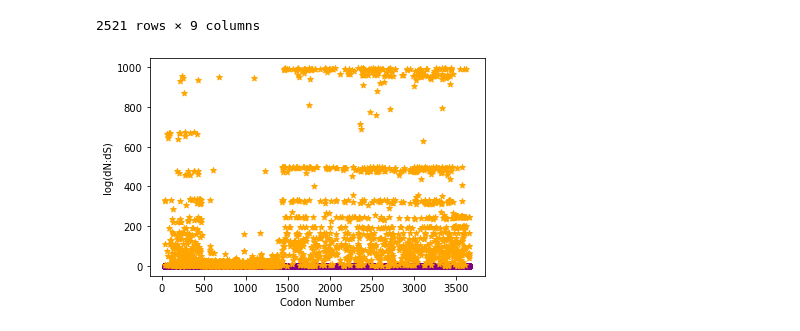
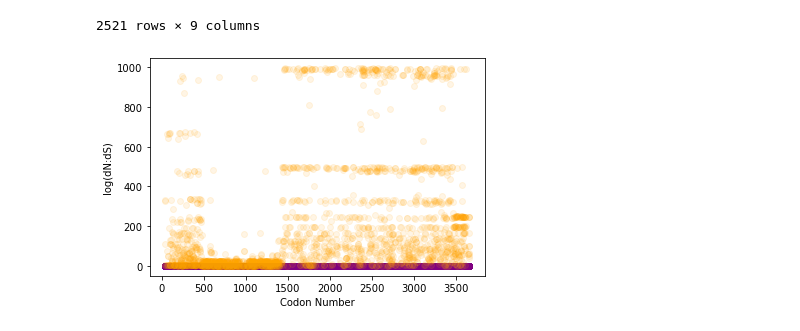
Before and after one commit to vmorri12/qbb2020-answers, a Jupyter notebook: quantbio/week4/week4-homework.ipynb, the cells around one changed output. Saved outputs shown, nothing was run; the diff lists cells and outputs as text; code cells hidden in the pictures.

```diff
--- a/quantbio/week4/week4-homework.ipynb
+++ b/quantbio/week4/week4-homework.ipynb
@@ -226,11 +227,11 @@ new_df
 # %%
 fig, ax = plt.subplots()
 plt.scatter(new_df ['Codon'], new_df['Sig'], color = 'blue')
 plt.scatter(new_df ['Codon'], new_df['Not Sig'], color = 'purple')
-plt.scatter(new_df ['Codon'], new_df["dN:dS"], marker = '*', color = 'orange')
+plt.scatter(new_df ['Codon'], new_df["dN:dS"], color = 'orange', alpha=0.1)
 plt.xlabel("Codon Number")
 plt.ylabel("log(dN:dS)")
 
 fig.show()
 # %% [output]
-[figure, old version]
+[figure, new version]
```
Also changed, not shown: parts of 2 cells of this notebook.
